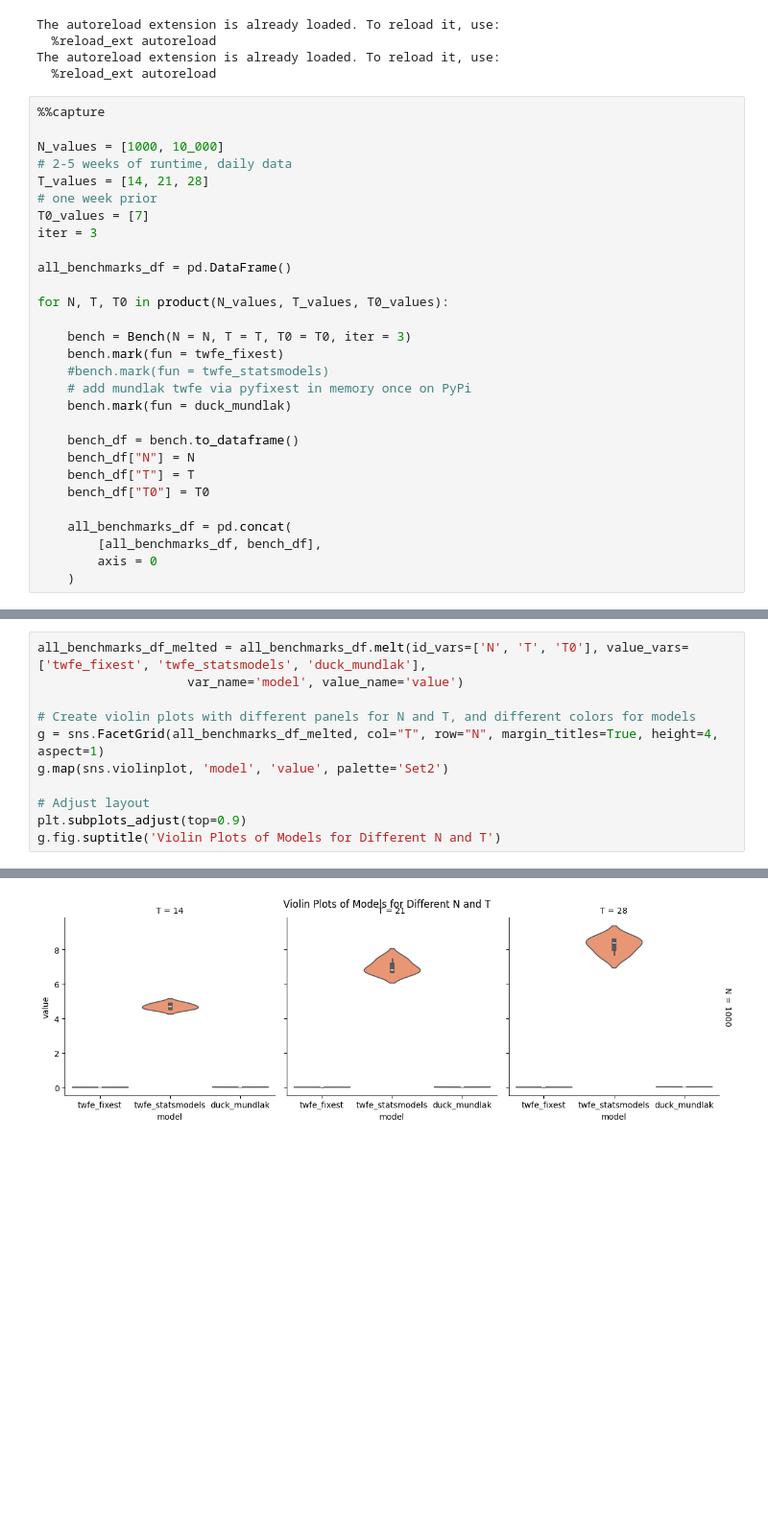
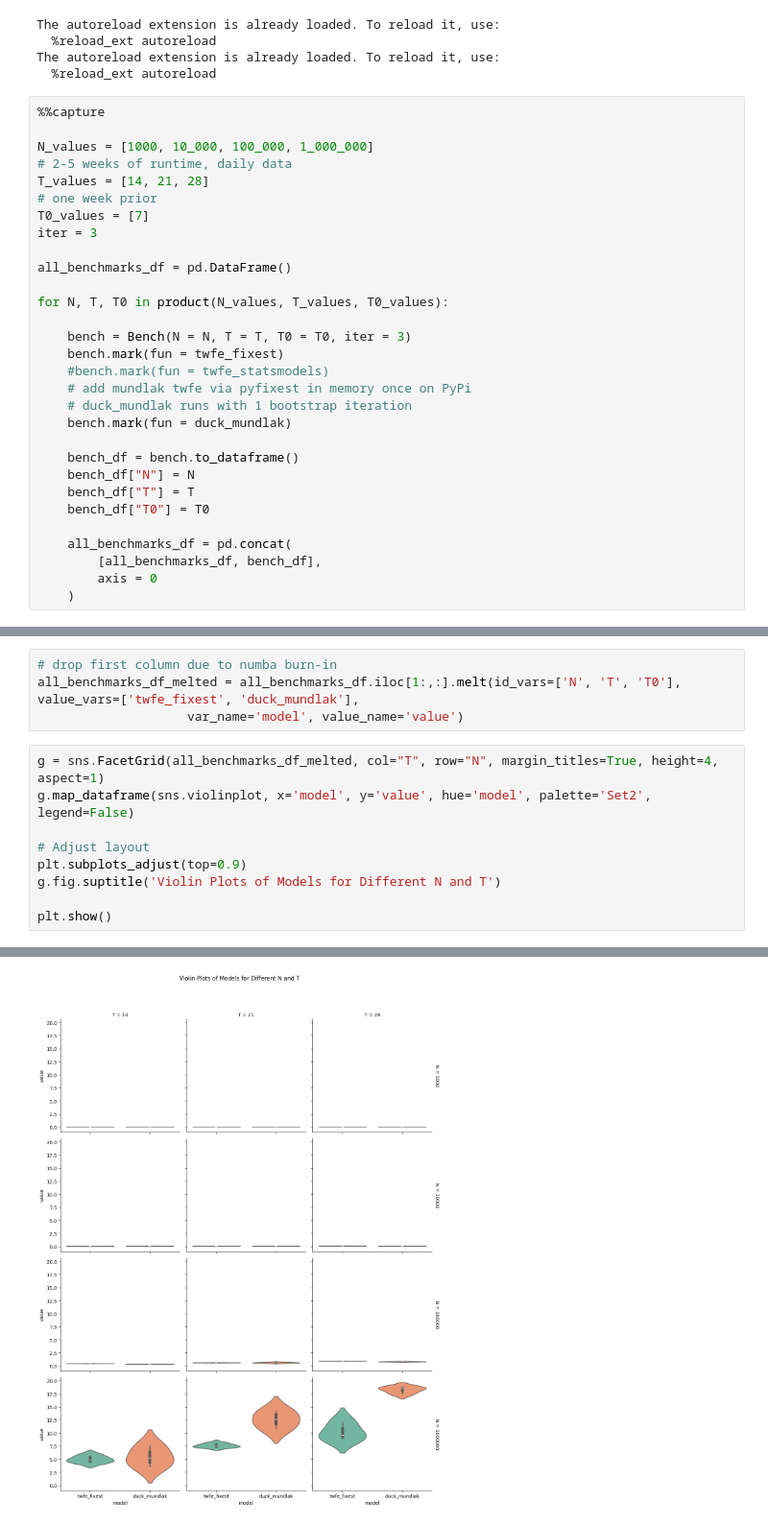
Before and after one commit to py-econometrics/panel-at-scale-code, a Jupyter notebook: timining_benchmarks.ipynb, the cells around one changed output, grey strips where cells are left out. Shown: that part at 96% size. Cells and saved outputs as stored; diff of their text form; blank space fills up the shorter version.

```diff
--- a/timining_benchmarks.ipynb
+++ b/timining_benchmarks.ipynb
@@ -19,7 +19,7 @@ The autoreload extension is already loaded. To reload it, use:
 # %%
 %%capture
 
-N_values = [1000, 10_000]
+N_values = [1000, 10_000, 100_000, 1_000_000]
 # 2-5 weeks of runtime, daily data
 T_values = [14, 21, 28]
 # one week prior
@@ -34,6 +34,7 @@ for N, T, T0 in product(N_values, T_values, T0_values):
     bench.mark(fun = twfe_fixest)
     #bench.mark(fun = twfe_statsmodels)
     # add mundlak twfe via pyfixest in memory once on PyPi
+    # duck_mundlak runs with 1 bootstrap iteration
     bench.mark(fun = duck_mundlak)
 
     bench_df = bench.to_dataframe()
@@ -57,12 +58,14 @@ all_benchmarks_df.head()
+# %%
+# drop first column due to numba burn-in
+all_benchmarks_df_melted = all_benchmarks_df.iloc[1:,:].melt(id_vars=['N', 'T', 'T0'], value_vars=['twfe_fixest', 'duck_mundlak'],
+                    var_name='model', value_name='value')
 # %%
-all_benchmarks_df_melted = all_benchmarks_df.melt(id_vars=['N', 'T', 'T0'], value_vars=['twfe_fixest', 'twfe_statsmodels', 'duck_mundlak'],
-                    var_name='model', value_name='value')
-
-# Create violin plots with different panels for N and T, and different colors for models
 g = sns.FacetGrid(all_benchmarks_df_melted, col="T", row="N", margin_titles=True, height=4, aspect=1)
-g.map(sns.violinplot, 'model', 'value', palette='Set2')
+g.map_dataframe(sns.violinplot, x='model', y='value', hue='model', palette='Set2', legend=False)
 
 # Adjust layout
 plt.subplots_adjust(top=0.9)
 g.fig.suptitle('Violin Plots of Models for Different N and T')
+
+plt.show()
 # %% [output]
@@ -81 +72 @@ Text(0.5, 0.98, 'Violin Plots of Models for Different N and T')
-[figure, old version]
+[figure, new version]
```
Also changed, not shown: parts of 3 cells of this notebook, 2 other files.
